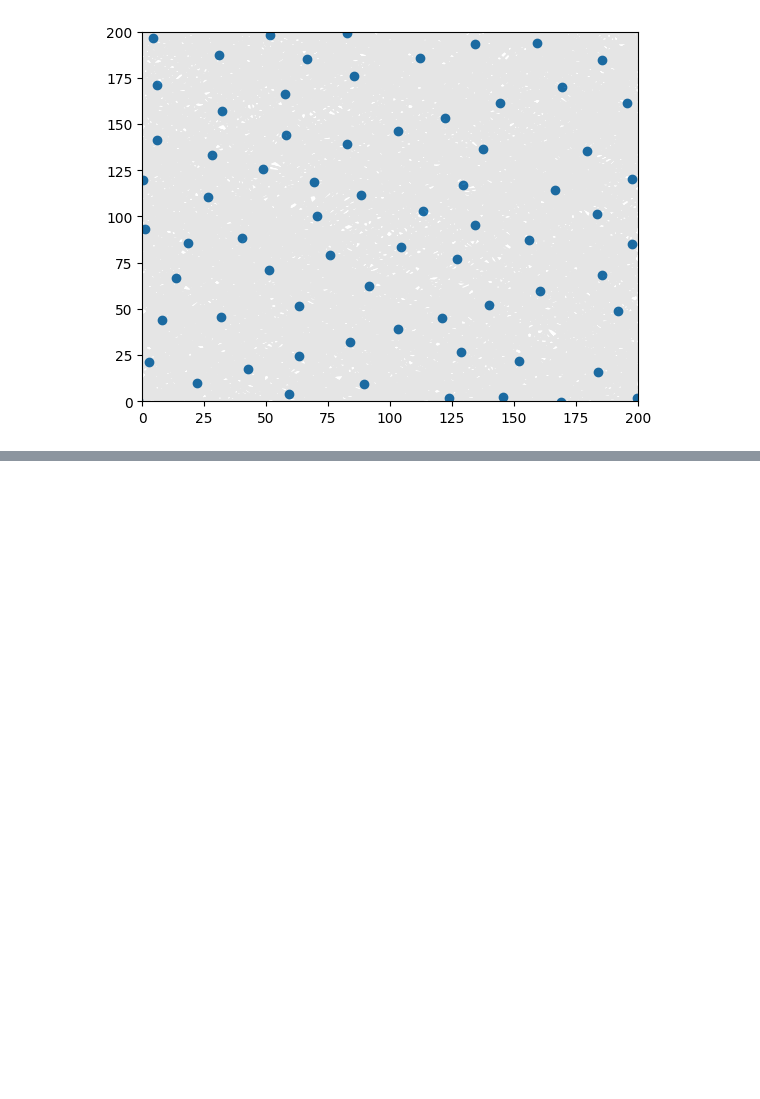
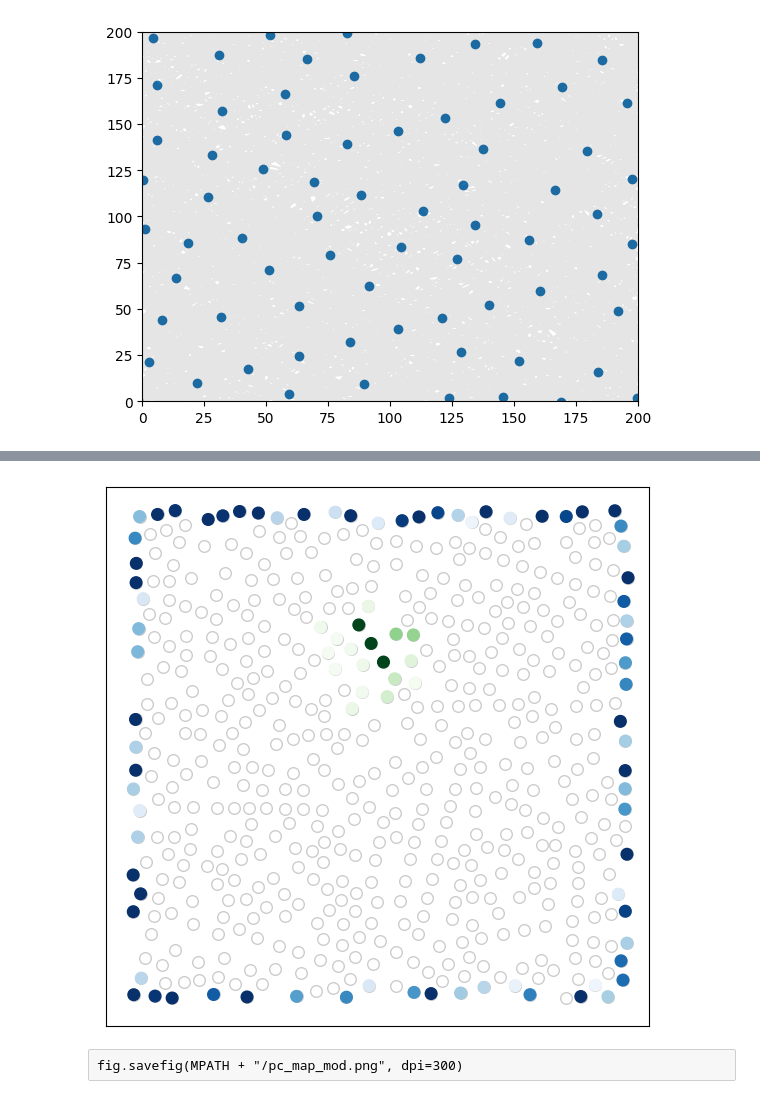
Before and after one commit to iKiru-hub/PCNN, a Jupyter notebook: notebooks/lab_pcore_2.ipynb, the cells around one changed output, grey strips where cells are left out. Cells and saved outputs as stored; diff of their text form; code cells hidden in the pictures; blank space fills up the shorter version.

```diff
--- a/notebooks/lab_pcore_2.ipynb
+++ b/notebooks/lab_pcore_2.ipynb
@@ -38,3 +39,15 @@ MPATH = "../media/plots"
+# %%
+#plt.style.use('science')  # Requires matplotlib-style package
+plt.rcParams.update({
+    'font.family': 'serif',
+    'font.serif': ['Times', 'Computer Modern Roman'],
+    'text.usetex': True,
+    'axes.labelsize': 10,
+    'font.size': 10,
+    'legend.fontsize': 8,
+    'xtick.labelsize': 8,
+    'ytick.labelsize': 8
+})
 # %% [markdown]
 **Parameters**
 # %%
@@ -567,3 +783,29 @@ plt.show()
+# %%
+fig = plt.figure(figsize=(7, 7))
+
+cc = np.array(brain.get_space_fine_centers()).T
+
+bx = (-255, 250)
+by = (-75, 400)
+
+plt.scatter(*cc, s=70, alpha=0.2, edgecolor="black", facecolor="white")
+
+plt.scatter(*cc, c=brain.get_bnd_weights(), s=np.where(brain.get_bnd_weights()>0.001, 70, 0),
+            cmap="Blues", vmin=0., vmax=0.3)
+
+plt.scatter(*cc, c=brain.get_da_weights(), s=np.where(brain.get_da_weights()>0.001, 70, 0),
+            cmap="Greens", vmin=0., vmax=0.6)
+#plt.title("Neuromodulation", fontsize=37, y=1.02)
+plt.xticks(())
+plt.yticks(())
+plt.xlim(bx)
+plt.ylim(by)
+
+plt.show()
+# %% [output]
+[figure, added]
+# %% [raw]
+fig.savefig(MPATH + "/pc_map_mod.png", dpi=300)
 # %%
 brain.get_space_fine_count()
 # %% [output]
```
Also changed, not shown: parts of 6 cells of this notebook, 13 other files.
